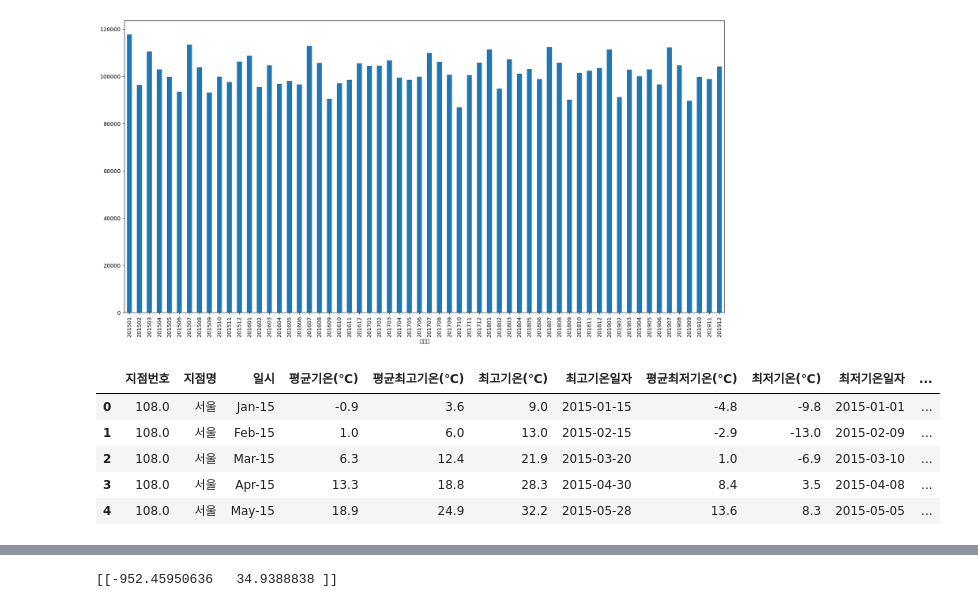
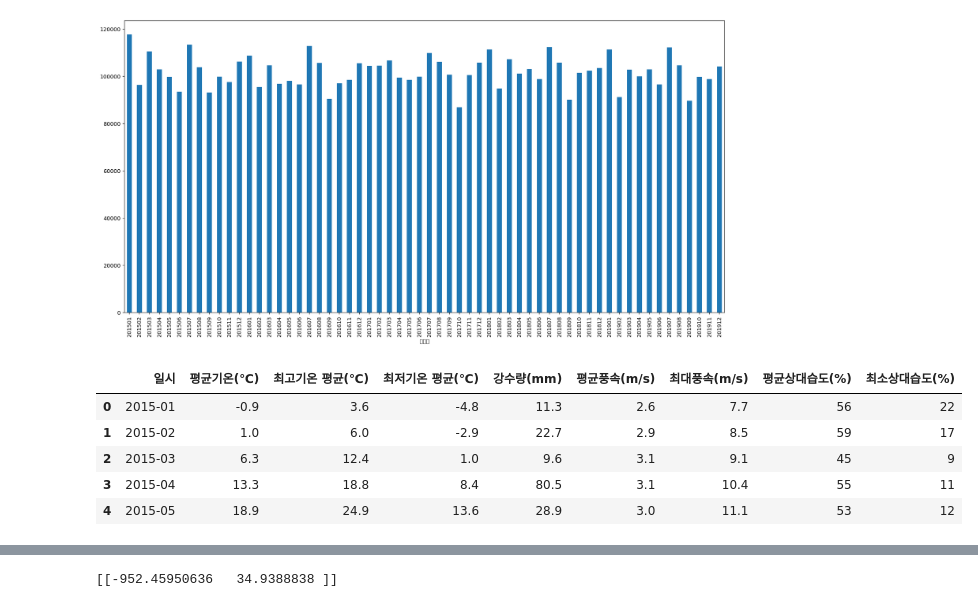
Before and after one commit to hy0won/-, a Jupyter notebook: Subway_Weather2.ipynb, the cells around one changed output, grey strips where cells are left out. Saved outputs shown, nothing was run; the diff lists cells and outputs as text; code cells hidden in the pictures.

```diff
--- a/Subway_Weather2.ipynb
+++ b/Subway_Weather2.ipynb
@@ -168,15 +146,15 @@ plt.xticks(rotation=90)
 [figure]
 # %%
 # Path of the file to read
-weather_filepath = "../content/extremum_20220512001757.csv"
+weather_filepath = "../content/statisticsDivision_20220517222634.csv"
 
 # Read the file into a variable spotify_data
-weather_data = pd.read_csv(weather_filepath, index_col=False, encoding='CP949')
-weather_data.head()
+weather = pd.read_csv(weather_filepath, index_col=False, encoding='CP949')
+weather.head()
 # %% [output]
-|  | 지점번호 | 지점명 | 일시 | 평균기온(℃) | 평균최고기온(℃) | 최고기온(℃) | 최고기온일자 | 평균최저기온(℃) | 최저기온(℃) | 최저기온일자 | ... |
-| 0 | 108.0 | 서울 | Jan-15 | -0.9 | 3.6 | 9.0 | 2015-01-15 | -4.8 | -9.8 | 2015-01-01 | ... |
-| 1 | 108.0 | 서울 | Feb-15 | 1.0 | 6.0 | 13.0 | 2015-02-15 | -2.9 | -13.0 | 2015-02-09 | ... |
-| 2 | 108.0 | 서울 | Mar-15 | 6.3 | 12.4 | 21.9 | 2015-03-20 | 1.0 | -6.9 | 2015-03-10 | ... |
-| 3 | 108.0 | 서울 | Apr-15 | 13.3 | 18.8 | 28.3 | 2015-04-30 | 8.4 | 3.5 | 2015-04-08 | ... |
-| 4 | 108.0 | 서울 | May-15 | 18.9 | 24.9 | 32.2 | 2015-05-28 | 13.6 | 8.3 | 2015-05-05 | ... |
+|  | 일시 | 평균기온(℃) | 최고기온 평균(℃) | 최저기온 평균(℃) | 강수량(mm) | 평균풍속(m/s) | 최대풍속(m/s) | 평균상대습도(%) | 최소상대습도(%) |
+| 0 | 2015-01 | -0.9 | 3.6 | -4.8 | 11.3 | 2.6 | 7.7 | 56 | 22 |
+| 1 | 2015-02 | 1.0 | 6.0 | -2.9 | 22.7 | 2.9 | 8.5 | 59 | 17 |
+| 2 | 2015-03 | 6.3 | 12.4 | 1.0 | 9.6 | 3.1 | 9.1 | 45 | 9 |
+| 3 | 2015-04 | 13.3 | 18.8 | 8.4 | 80.5 | 3.1 | 10.4 | 55 | 11 |
+| 4 | 2015-05 | 18.9 | 24.9 | 13.6 | 28.9 | 3.0 | 11.1 | 53 | 12 |
```
Also changed, not shown: parts of 21 cells of this notebook.
